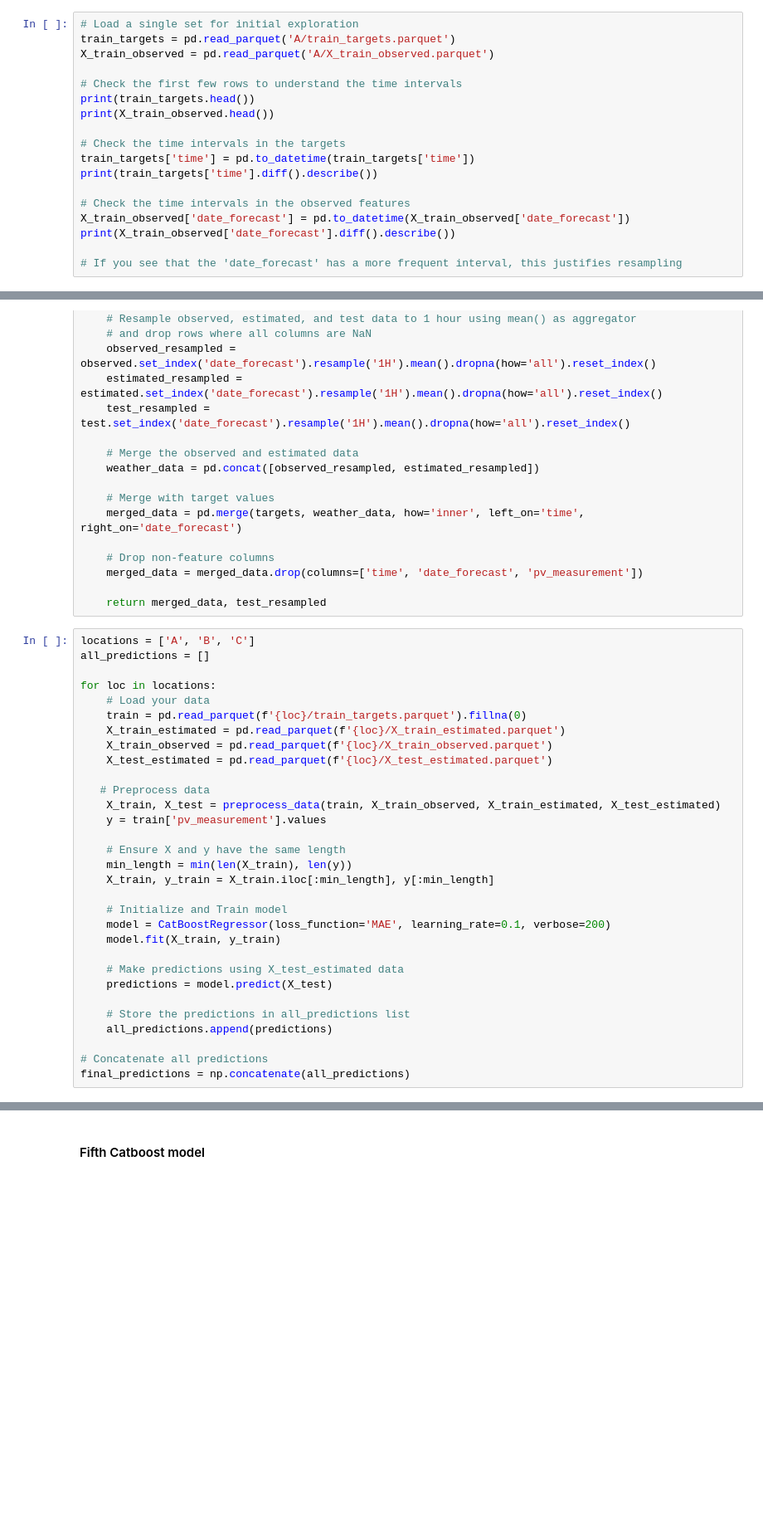
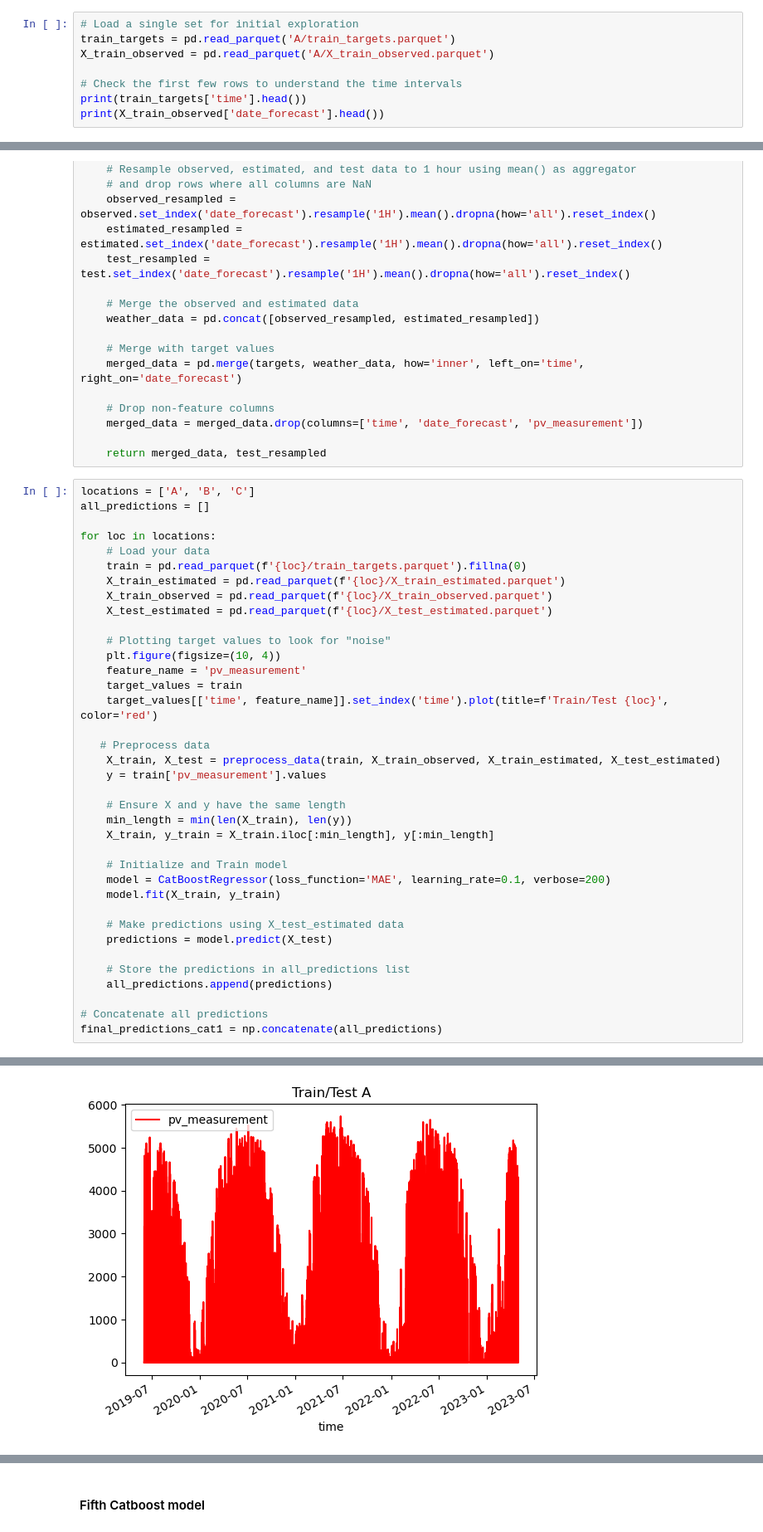
Before and after one commit to eema2809/TDT4173, a Jupyter notebook: data/Long notebook.ipynb, the cells around one changed output, grey strips where cells are left out. Shown: that part at 83% size. Cells and saved outputs as stored; diff of their text form; blank space fills up the shorter version.

```diff
--- a/data/Long notebook.ipynb
+++ b/data/Long notebook.ipynb
@@ -15,16 +23,6 @@ train_targets = pd.read_parquet('A/train_targets.parquet')
 X_train_observed = pd.read_parquet('A/X_train_observed.parquet')
 
 # Check the first few rows to understand the time intervals
-print(train_targets.head())
-print(X_train_observed.head())
-
-# Check the time intervals in the targets
-train_targets['time'] = pd.to_datetime(train_targets['time'])
-print(train_targets['time'].diff().describe())
-
-# Check the time intervals in the observed features
-X_train_observed['date_forecast'] = pd.to_datetime(X_train_observed['date_forecast'])
-print(X_train_observed['date_forecast'].diff().describe())
-
-# If you see that the 'date_forecast' has a more frequent interval, this justifies resampling
+print(train_targets['time'].head())
+print(X_train_observed['date_forecast'].head())
 # %% [output]
@@ -85,6 +78,12 @@ for loc in locations:
     X_train_estimated = pd.read_parquet(f'{loc}/X_train_estimated.parquet')
     X_train_observed = pd.read_parquet(f'{loc}/X_train_observed.parquet')
     X_test_estimated = pd.read_parquet(f'{loc}/X_test_estimated.parquet')
+
+    # Plotting target values to look for "noise"
+    plt.figure(figsize=(10, 4))
+    feature_name = 'pv_measurement'
+    target_values = train
+    target_values[['time', feature_name]].set_index('time').plot(title=f'Train/Test {loc}', color='red')
 
    # Preprocess data
     X_train, X_test = preprocess_data(train, X_train_observed, X_train_estimated, X_test_estimated)
@@ -105,5 +104,5 @@ for loc in locations:
     all_predictions.append(predictions)
 
 # Concatenate all predictions
-final_predictions = np.concatenate(all_predictions)
+final_predictions_cat1 = np.concatenate(all_predictions)
 # %% [output]
@@ -127,0 +128 @@ final_predictions = np.concatenate(all_predictions)
+[figure, added]
```
Also changed, not shown: parts of 14 cells of this notebook.
